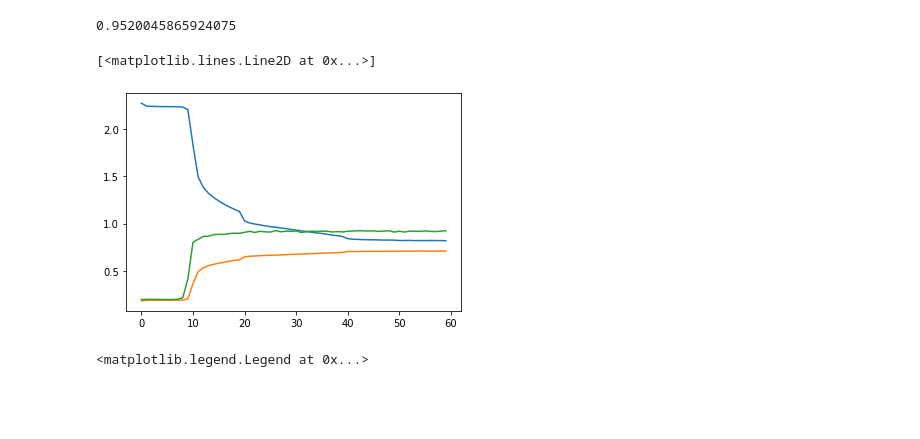
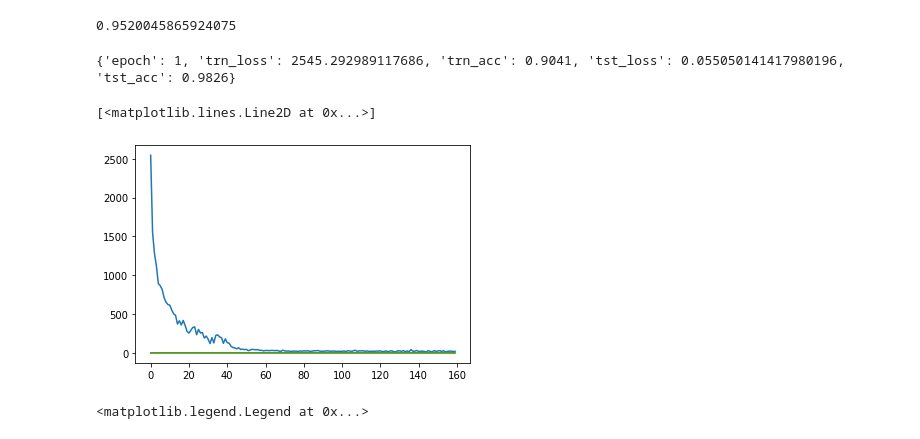
Before and after one commit to yangarbiter/blindguess, a Jupyter notebook: plot.ipynb, the cells around one changed output. Saved outputs shown, nothing was run; the diff lists cells and outputs as text; code cells hidden in the pictures; blank space fills up the shorter version.

```diff
--- a/plot.ipynb
+++ b/plot.ipynb
@@ -227,11 +365,10 @@ class ModelWrapper():
 # %%
-model_path = "./models/pgd-mnist-0.1-advce-tor-CNN001-inf-0.pt"
+model_path = "./models/pgd-cifar10-0.031-ce-tor-WRN_40_10-inf-0.pt"
 model = globals()[get_arch(model_path)](n_classes=10)
 model.load_state_dict(torch.load(model_path))
 model.eval()
 model.cuda()
+model = ModelWrapper(model)
 trnX, trny, tstX, tsty = auto_var.get_var_with_argument("dataset", get_ds(model_path))
 
-a = joblib.load("./results/experiment03/pgd-mnist-0.1-advce-tor-CNN001-inf-0.pkl")
-lip_ = calc_lip(model, trnX, a['trn_lip_1_pert'], top_norm=1, btm_norm=np.inf)
-plt.hist(lip_, range=(0, 50))
+a = joblib.load("./results/experiment03/pgd-cifar10-0.031-ce-tor-WRN_40_10-inf-0.pkl")
@@ -315,12 +539,15 @@ a['trn_acc']
 # %% [output]
 0.9520045865924075
 # %%
+a = joblib.load("./results/experiment01/pgd-mnist-0.1-gr1e4ce-tor-CNN002-inf-0.pkl")
+print(a['history'][0])
 plt.plot([h['trn_loss'] for h in a['history']])
 plt.plot([h['trn_acc'] for h in a['history']])
 plt.plot([h['tst_acc'] for h in a['history']])
 # %% [output]
-[<matplotlib.lines.Line2D at 0x...>]
+{'epoch': 1, 'trn_loss': 2545.292989117686, 'trn_acc': 0.9041, 'tst_loss': 0.055050141417980196, 'tst_acc': 0.9826}
+[<matplotlib.lines.Line2D at 0x...>]
-[figure, old version]
+[figure, new version]
 # %%
 from scipy.special import kl_div
 
```
Also changed, not shown: parts of 42 cells of this notebook, 2 other files.
